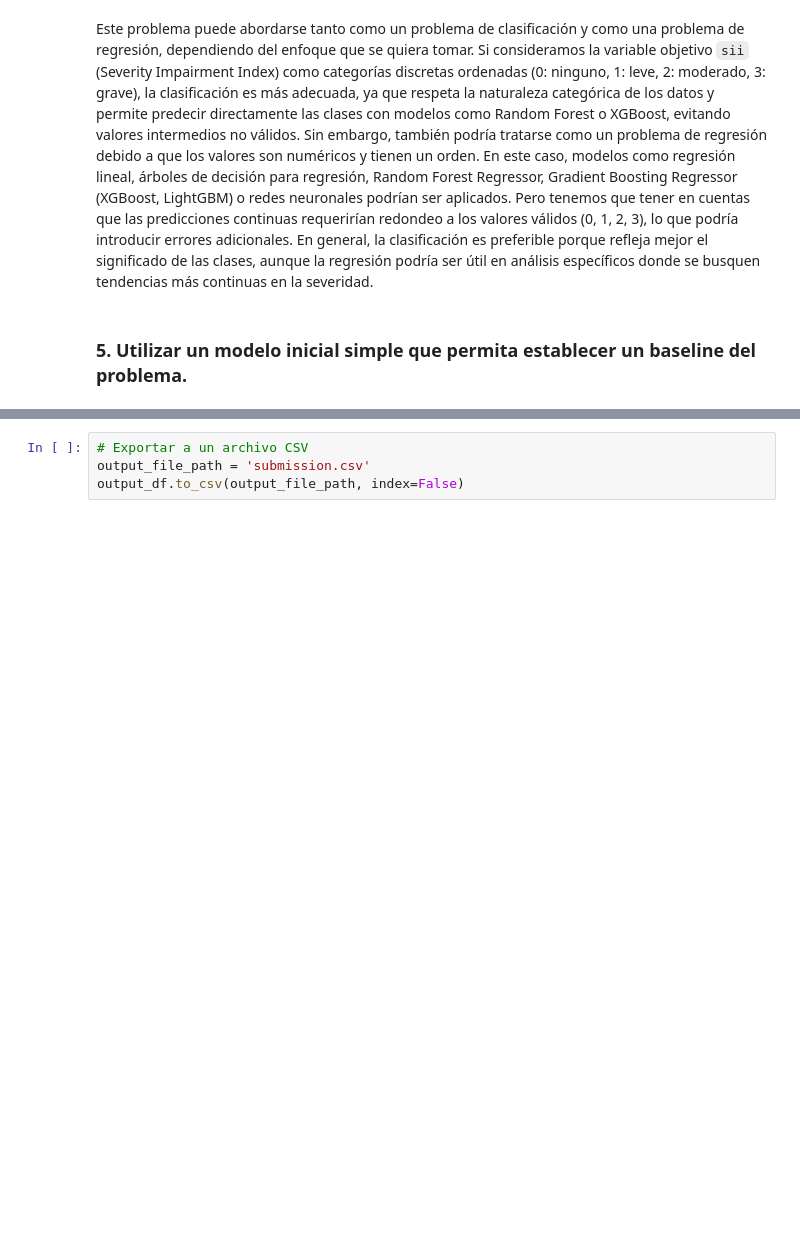
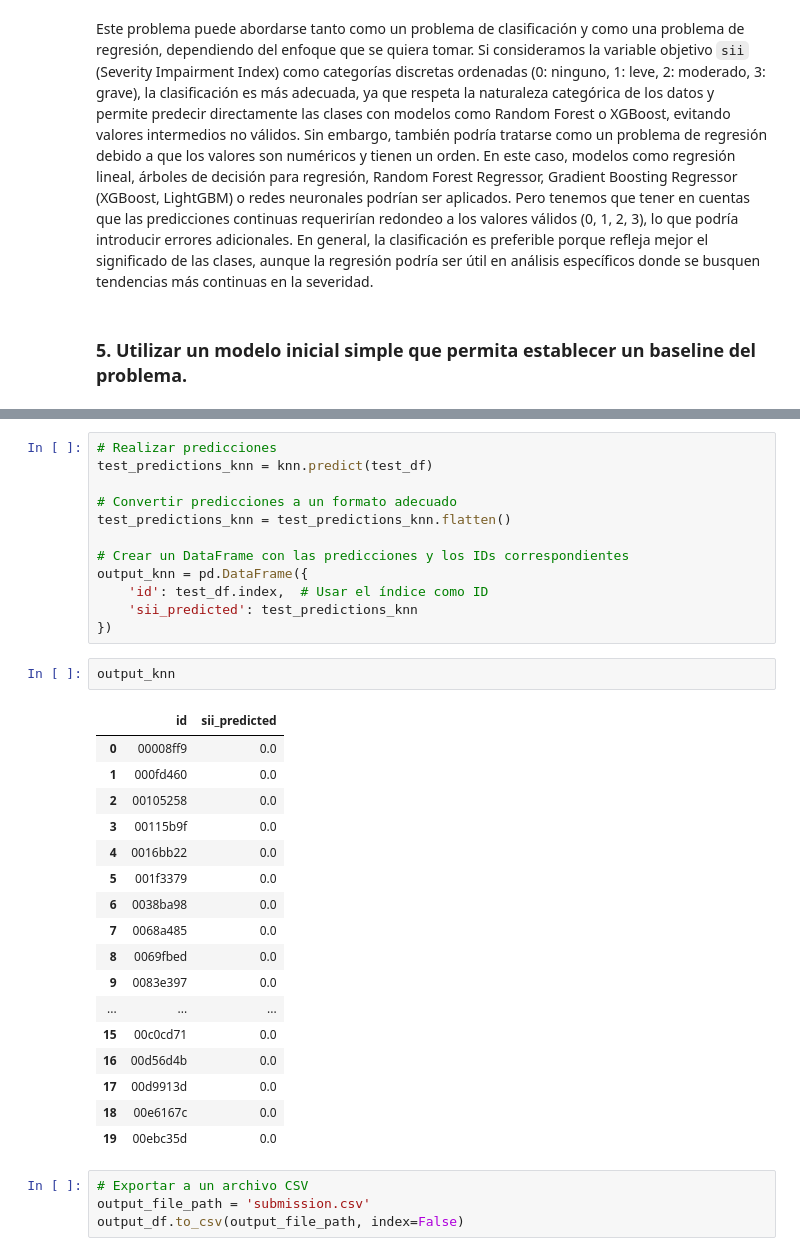
Before and after one commit to amadorssa/ChildInternetUseAnalysis, a Jupyter notebook: ChildInternetUseAnalysis.ipynb, the cells around one changed output, grey strips where cells are left out. Saved outputs shown, nothing was run; the diff lists cells and outputs as text; blank space fills up the shorter version.

```diff
--- a/ChildInternetUseAnalysis.ipynb
+++ b/ChildInternetUseAnalysis.ipynb
@@ -764,3 +898,35 @@ output_df
+# %%
+# Realizar predicciones
+test_predictions_knn = knn.predict(test_df)
+
+# Convertir predicciones a un formato adecuado
+test_predictions_knn = test_predictions_knn.flatten()
+
+# Crear un DataFrame con las predicciones y los IDs correspondientes
+output_knn = pd.DataFrame({
+    'id': test_df.index,  # Usar el índice como ID
+    'sii_predicted': test_predictions_knn
+})
+# %%
+output_knn
+# %% [output]
+|  | id | sii_predicted |
+| 0 | 00008ff9 | 0.0 |
+| 1 | 000fd460 | 0.0 |
+| 2 | 00105258 | 0.0 |
+| 3 | 00115b9f | 0.0 |
+| 4 | 0016bb22 | 0.0 |
+| 5 | 001f3379 | 0.0 |
+| 6 | 0038ba98 | 0.0 |
+| 7 | 0068a485 | 0.0 |
+| 8 | 0069fbed | 0.0 |
+| 9 | 0083e397 | 0.0 |
+| ... | ... | ... |
+| 15 | 00c0cd71 | 0.0 |
+| 16 | 00d56d4b | 0.0 |
+| 17 | 00d9913d | 0.0 |
+| 18 | 00e6167c | 0.0 |
+| 19 | 00ebc35d | 0.0 |
 # %%
 # Exportar a un archivo CSV
 output_file_path = 'submission.csv'
```
Also changed, not shown: parts of 26 cells of this notebook, 4 other files.
